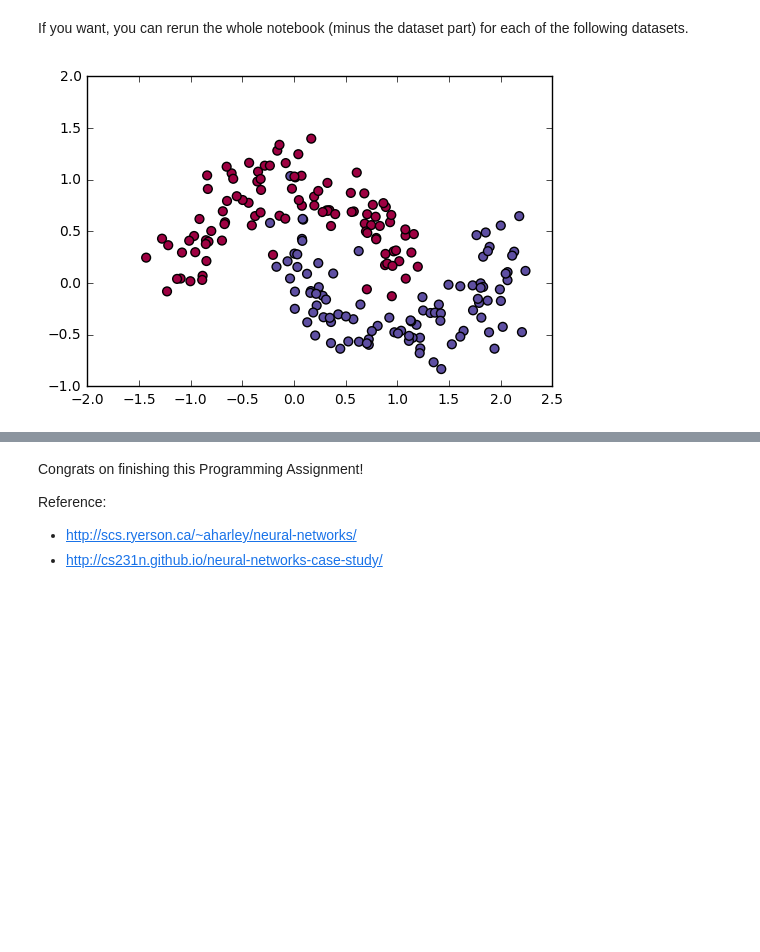
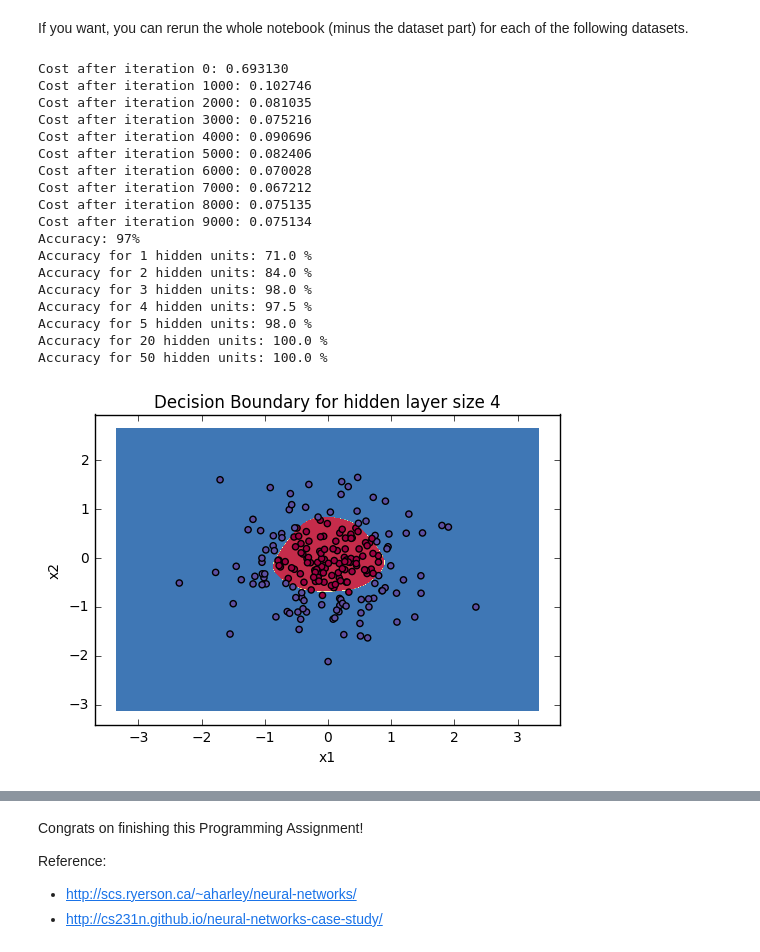
Before and after one commit to AlexInWonderland/Coursera, a Jupyter notebook: NN and DL/W3/Planar+data+classification+with+one+hidden+layer+v4.ipynb, the cells around one changed output, grey strips where cells are left out. Saved outputs shown, nothing was run; the diff lists cells and outputs as text; code cells hidden in the pictures; blank space fills up the shorter version.

```diff
--- a/NN and DL/W3/Planar+data+classification+with+one+hidden+layer+v4.ipynb
+++ b/NN and DL/W3/Planar+data+classification+with+one+hidden+layer+v4.ipynb
@@ -974,24 +974,63 @@ If you want, you can rerun the whole notebook (minus the dataset part) for each
 # %%
 # Datasets
 noisy_circles, noisy_moons, blobs, gaussian_quantiles, no_structure = load_extra_datasets()
 
 datasets = {"noisy_circles": noisy_circles,
             "noisy_moons": noisy_moons,
             "blobs": blobs,
             "gaussian_quantiles": gaussian_quantiles}
 
 ### START CODE HERE ### (choose your dataset)
-dataset = "noisy_moons"
+dataset = "gaussian_quantiles"
 ### END CODE HERE ###
 
 X, Y = datasets[dataset]
 X, Y = X.T, Y.reshape(1, Y.shape[0])
 
 # make blobs binary
 if dataset == "blobs":
     Y = Y%2
 
 # Visualize the data
 plt.scatter(X[0, :], X[1, :], c=Y, s=40, cmap=plt.cm.Spectral);
+# Build a model with a n_h-dimensional hidden layer
+parameters = nn_model(X, Y, n_h = 4, num_iterations = 10000, print_cost=True)
+
+# Plot the decision boundary
+plot_decision_boundary(lambda x: predict(parameters, x.T), X, Y)
+plt.title("Decision Boundary for hidden layer size " + str(4))
+
+# Print accuracy
+predictions = predict(parameters, X)
+print ('Accuracy: %d' % float((np.dot(Y,predictions.T) + np.dot(1-Y,1-predictions.T))/float(Y.size)*100) + '%')
+
+plt.figure(figsize=(16, 32))
+hidden_layer_sizes = [1, 2, 3, 4, 5, 20, 50]
+for i, n_h in enumerate(hidden_layer_sizes):
+    plt.subplot(5, 2, i+1)
+    plt.title('Hidden Layer of size %d' % n_h)
+    parameters = nn_model(X, Y, n_h, num_iterations = 5000)
+    plot_decision_boundary(lambda x: predict(parameters, x.T), X, Y)
+    predictions = predict(parameters, X)
+    accuracy = float((np.dot(Y,predictions.T) + np.dot(1-Y,1-predictions.T))/float(Y.size)*100)
+    print ("Accuracy for {} hidden units: {} %".format(n_h, accuracy))
 # %% [output]
+Cost after iteration 0: 0.693130
+Cost after iteration 1000: 0.102746
+Cost after iteration 2000: 0.081035
+Cost after iteration 3000: 0.075216
+Cost after iteration 4000: 0.090696
+Cost after iteration 5000: 0.082406
+Cost after iteration 6000: 0.070028
+Cost after iteration 7000: 0.067212
+Cost after iteration 8000: 0.075135
+Cost after iteration 9000: 0.075134
+Accuracy: 97%
+Accuracy for 1 hidden units: 71.0 %
+Accuracy for 2 hidden units: 84.0 %
+Accuracy for 3 hidden units: 98.0 %
+Accuracy for 4 hidden units: 97.5 %
+Accuracy for 5 hidden units: 98.0 %
+Accuracy for 20 hidden units: 100.0 %
+Accuracy for 50 hidden units: 100.0 %
-[figure, old version]
+[figure, new version]
```
Also changed, not shown: parts of 1 cell of this notebook.
